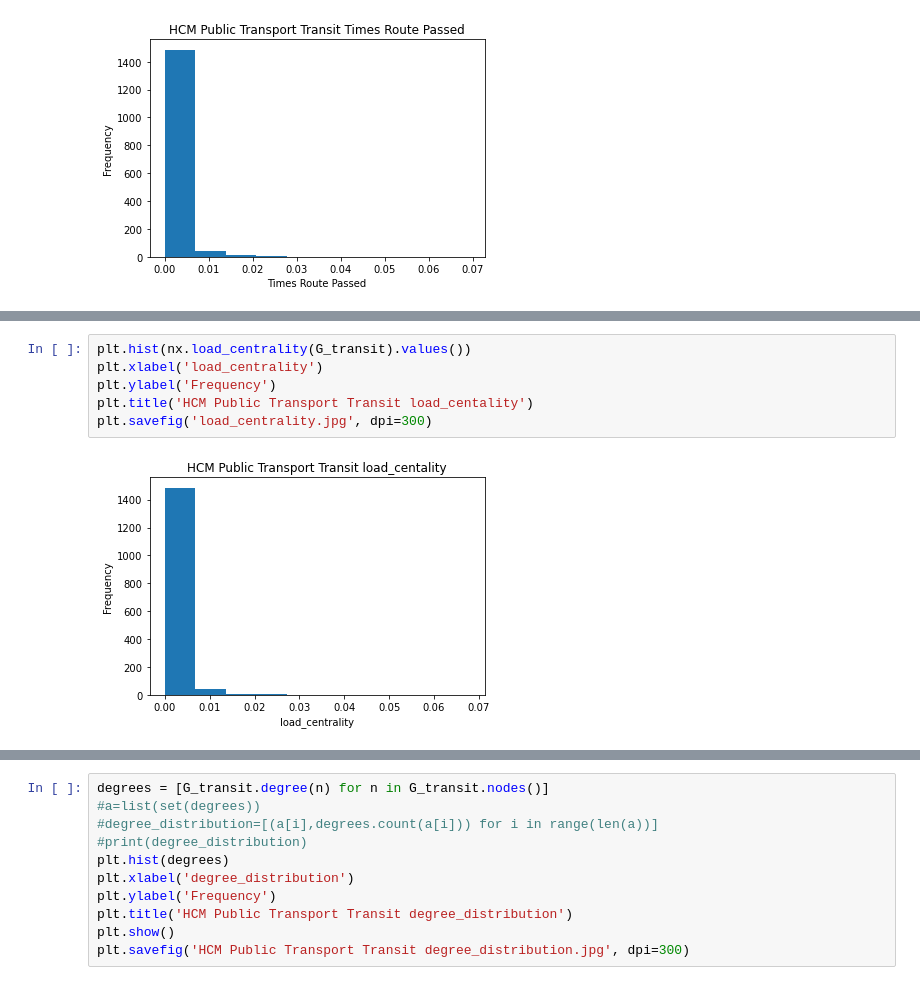
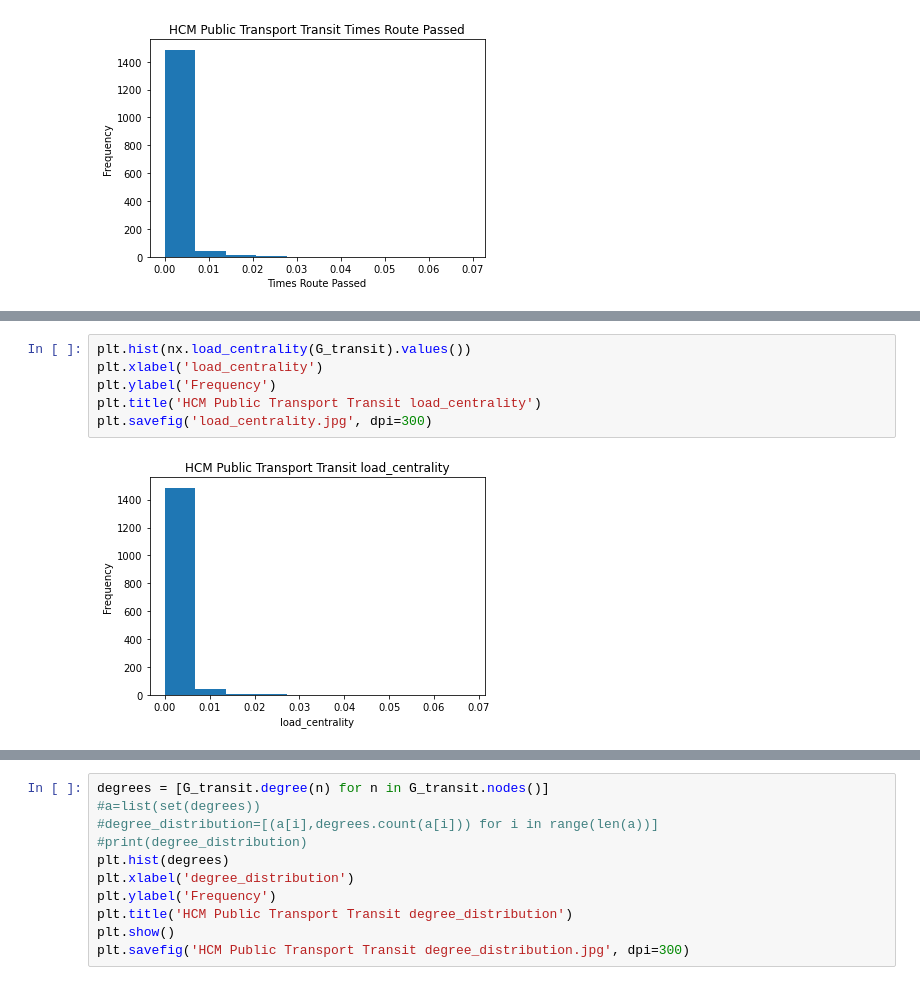
Before and after one commit to Huy-LichHoang/SNA2002, a Jupyter notebook: analysis.ipynb, the cells around one changed output, grey strips where cells are left out. Cells and saved outputs as stored; diff of their text form.

```diff
--- a/analysis.ipynb
+++ b/analysis.ipynb
@@ -227,8 +227,8 @@ plt.savefig('eigenvector_centrality.jpg', dpi=300)
 # %%
 plt.hist(nx.load_centrality(G_transit).values())
 plt.xlabel('load_centrality')
 plt.ylabel('Frequency')
-plt.title('HCM Public Transport Transit load_centality')
+plt.title('HCM Public Transport Transit load_centrality')
 plt.savefig('load_centrality.jpg', dpi=300)
 # %% [output]
-[figure, old version]
+[figure, new version]
```
Also changed, not shown: parts of 10 cells of this notebook, 6 other files.
